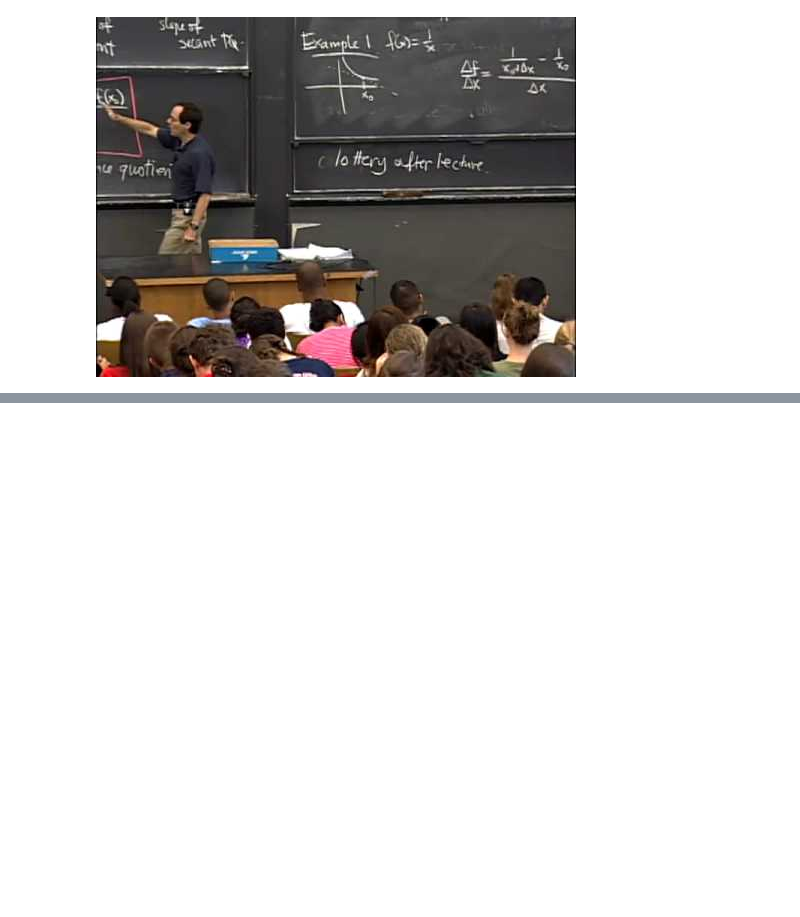
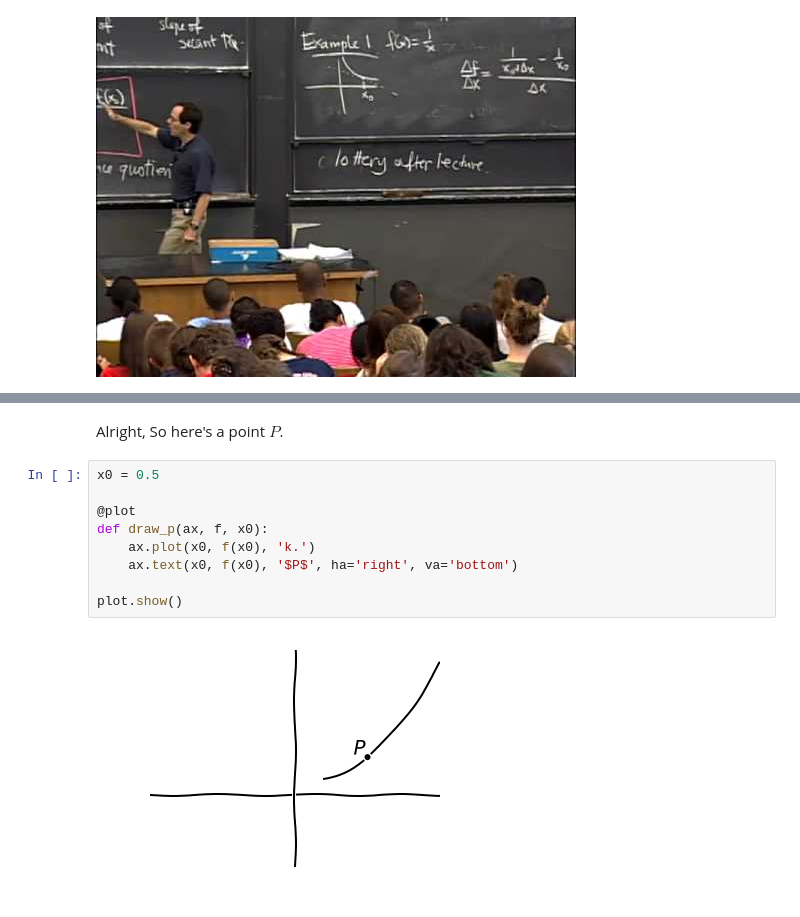
Before and after one commit to bhuztez/jupyterlab-config, a Jupyter notebook: 18.01SC-2010Fall/Unit1/S01.ipynb, the cells around one changed output, grey strips where cells are left out. Drawn from its saved outputs; the diff is of its cells as text; blank space fills up the shorter version.

```diff
--- a/18.01SC-2010Fall/Unit1/S01.ipynb
+++ b/18.01SC-2010Fall/Unit1/S01.ipynb
@@ -10,0 +104,13 @@ YouTubeVideo('7K1sB05pE0A', start=20, end=229)
+# %% [markdown]
+Alright, So here's a point $P$.
+# %%
+x0 = 0.5
+
+@plot
+def draw_p(ax, f, x0):
+    ax.plot(x0, f(x0), 'k.')
+    ax.text(x0, f(x0), '$P$', ha='right', va='bottom')
+
+plot.show()
+# %% [output]
+[figure, added]
```
Also changed, not shown: parts of 112 cells of this notebook, 7 other files.
